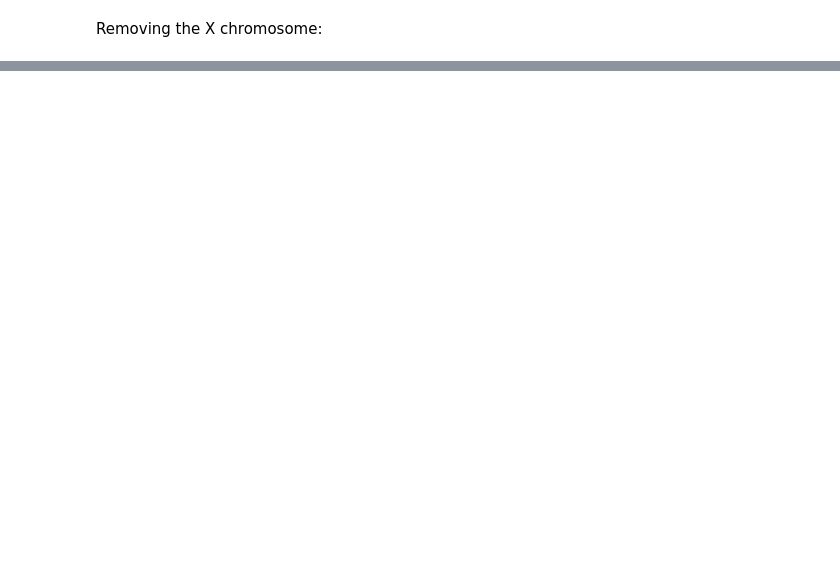
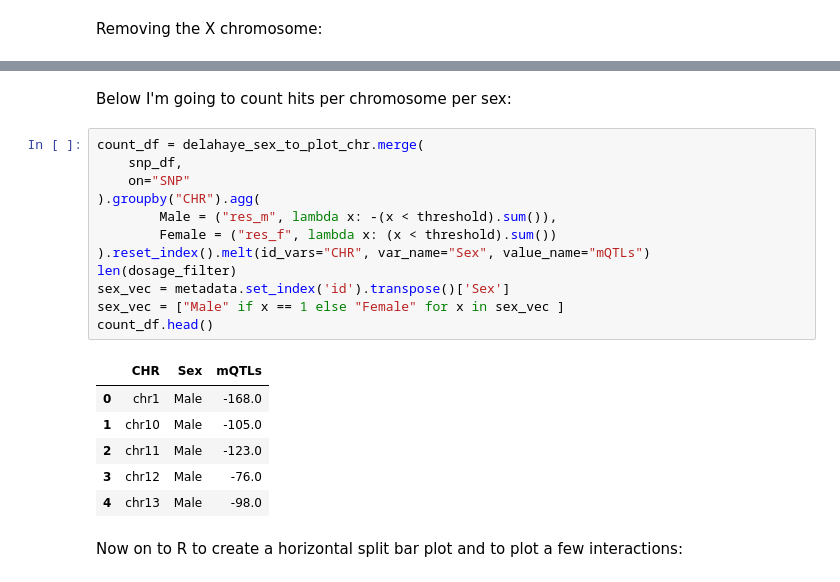
Before and after one commit to wilcas/sex_specific_mQTL, a Jupyter notebook: delahaye_mQTL_analyses/mQTL_exploration_filtering.ipynb, the cells around one changed output, grey strips where cells are left out. Saved outputs shown, nothing was run; the diff lists cells and outputs as text; blank space fills up the shorter version.

```diff
--- a/delahaye_mQTL_analyses/mQTL_exploration_filtering.ipynb
+++ b/delahaye_mQTL_analyses/mQTL_exploration_filtering.ipynb
@@ -489,0 +518,23 @@ There are a few relevant factors here when I'm concerned less with getting a lar
+# %% [markdown]
+Below I'm going to count hits per chromosome per sex:
+# %%
+count_df = delahaye_sex_to_plot_chr.merge(
+    snp_df,
+    on="SNP"
+).groupby("CHR").agg(
+        Male = ("res_m", lambda x: -(x < threshold).sum()),
+        Female = ("res_f", lambda x: (x < threshold).sum())
+).reset_index().melt(id_vars="CHR", var_name="Sex", value_name="mQTLs")
+len(dosage_filter)
+sex_vec = metadata.set_index('id').transpose()['Sex']
+sex_vec = ["Male" if x == 1 else "Female" for x in sex_vec ]
+count_df.head()
+# %% [output]
+|  | CHR | Sex | mQTLs |
+| 0 | chr1 | Male | -168.0 |
+| 1 | chr10 | Male | -105.0 |
+| 2 | chr11 | Male | -123.0 |
+| 3 | chr12 | Male | -76.0 |
+| 4 | chr13 | Male | -98.0 |
+# %% [markdown]
+Now on to R to create a horizontal split bar plot and to plot a few interactions:
```
Also changed, not shown: parts of 22 cells of this notebook, 2 other files.
